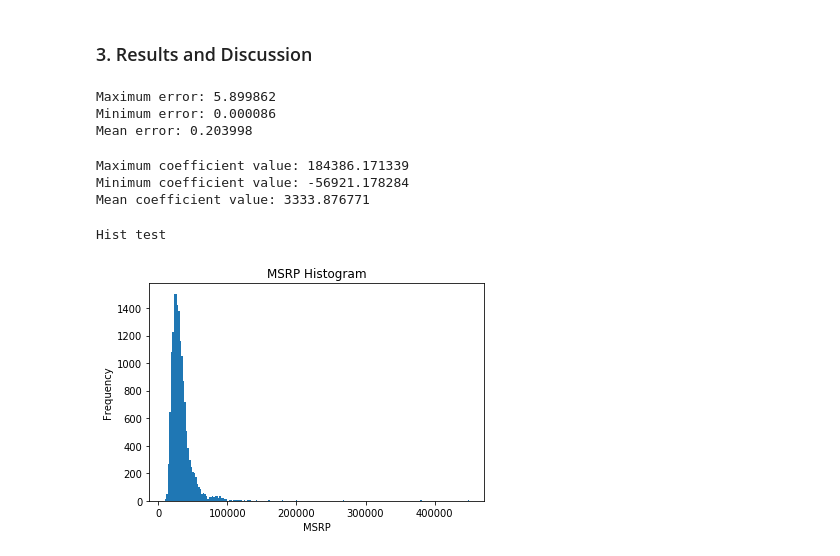
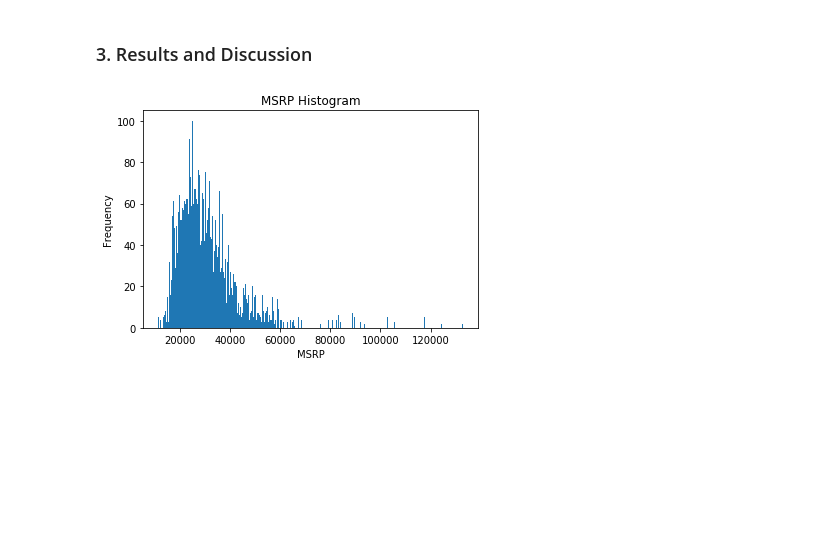
Before and after one commit to kingschultz21/seng474_project, a Jupyter notebook: report.ipynb, the cells around one changed output. Drawn from its saved outputs; the diff is of its cells as text; code cells hidden in the pictures; blank space fills up the shorter version.

Commit message:
reformated data_cleaner.py, added functionality to report.ipynb

```diff
--- a/report.ipynb
+++ b/report.ipynb
@@ -39,0 +31,15 @@ X_train, X_test, y_train, y_test = train_test_split(X, y, test_size = 0.25)
+# %%
+#Read data in from processed .csv file
+#Fully Encoded data: processed using data_cleaner_fe.py
+cwd = os.getcwd()
+data_fe = pd.read_csv(cwd+"/car_data/fe_cars.csv")
+data_fe = data_fe.drop(columns = ['Unnamed: 0'])
+#Semi-Encoded data: processed using data_cleaner_se.py
+data_se = pd.read_csv(cwd+"/car_data/se_cars.csv")
+data_se = data_se.drop(columns = ['Unnamed: 0'])
+
+data = [data_fe, data_se]
+data = [scale(x) for x in data]
+
+print("Fully Encoded Dataframe Dimensions: %s" % str(data_fe.shape))
+print("Semi-Encoded Dataframe Dimensions: %s" % str(data_se.shape))
@@ -40,3 +49,14 @@ X_train, X_test, y_train, y_test = train_test_split(X, y, test_size = 0.25)
+# %%
+#Prepare data for regression analysis
+Y_fe, Y_se = data_fe['MSRP'], data_se['MSRP']
+
+X_fe, X_se = data_fe.drop(columns = ['MSRP']), data_se.drop(columns = ['MSRP'])
+
+X_train_fe, X_test_fe, y_train_fe, y_test_fe = train_test_split(X_fe, Y_fe, test_size = 0.25)
+X_train_se, X_test_se, y_train_se, y_test_se = train_test_split(X_se, Y_se, test_size = 0.25)
+
+X_train, X_test = [X_train_fe, X_train_se], [X_test_fe, X_test_se]
+y_train, y_test = [y_train_fe, y_train_se], [y_test_fe, y_test_se]
 # %% [markdown]
 #### 3.2. Least Squares Linear Regression
 Linear regression goes here.
@@ -79,30 +96,9 @@ for i in range(0, X_test.shape[0]):
 # %% [markdown]
 ### 3. Results and Discussion
-# %%
-#Errors and Accuracy
-errors = lin_errors
-print("Maximum error: %f" % (np.max(errors)))
-print("Minimum error: %f" % (np.min(errors)))
-print("Mean error: %f" % (np.mean(errors)))
-# %% [output]
-Maximum error: 5.899862
-Minimum error: 0.000086
-Mean error: 0.203998
-# %%
-#Coefficient values
-model = lin
-print("Maximum coefficient value: %f" % (np.max(model.coef_)))
-print("Minimum coefficient value: %f" % (np.min(model.coef_)))
-print("Mean coefficient value: %f" % (np.mean(model.coef_)))
-# %% [output]
-Maximum coefficient value: 184386.171339
-Minimum coefficient value: -56921.178284
-Mean coefficient value: 3333.876771
 # %%
-plt.hist(y,bins = 1000)
+plt.hist(Y_fe,bins = 1000)
 plt.xlabel('MSRP')
 plt.ylabel('Frequency')
 plt.title('MSRP Histogram');
 # %% [output]
-Hist test
-[figure, old version]
+[figure, new version]
```
Also changed, not shown: parts of 13 cells of this notebook, 9 other files.
